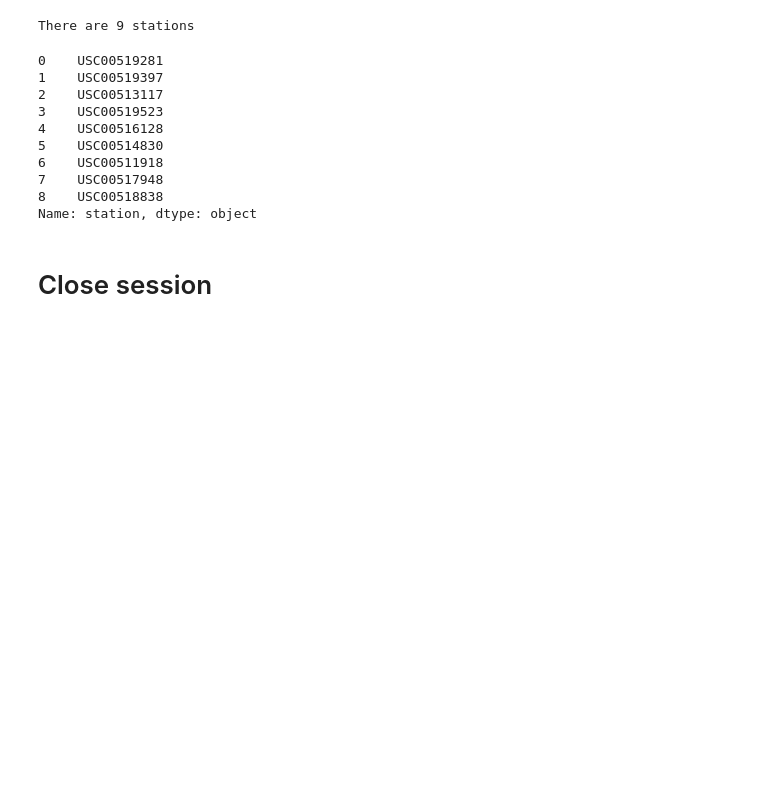
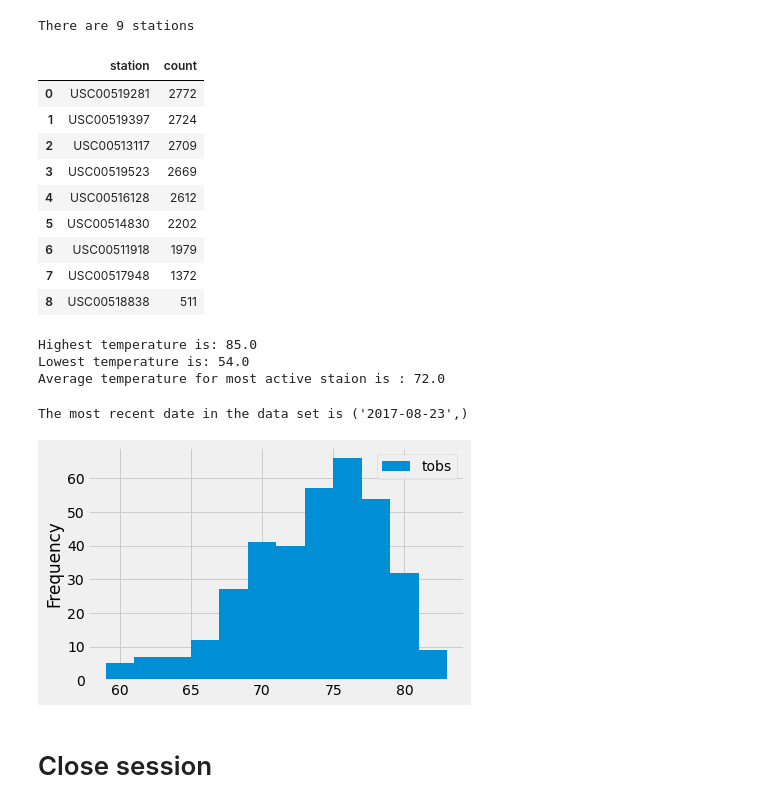
Before and after one commit to VincentGordon-Data-Analyst/sqlalchemy-challenge, a Jupyter notebook: SurfsUp/Instructions/climate_starter.ipynb, the cells around one changed output. Saved outputs shown, nothing was run; the diff lists cells and outputs as text; code cells hidden in the pictures; blank space fills up the shorter version.

```diff
--- a/SurfsUp/Instructions/climate_starter.ipynb
+++ b/SurfsUp/Instructions/climate_starter.ipynb
@@ -147,24 +147,24 @@ There are 9 stations
 # Design a query to find the most active stations (i.e. what stations have the most rows?)
 # List the stations and the counts in descending order.
 query = "SELECT station, count(station) AS count FROM Measurement \
-            GROUP BY station ORDER BY count(staTion) DESC"
+            GROUP BY station ORDER BY count(station) DESC"
 
 active_station_df = pd.read_sql(query, conn)
-active_station_df['station']
+active_station_df
 # %% [output]
-0    USC00519281
-1    USC00519397
-2    USC00513117
-3    USC00519523
-4    USC00516128
-5    USC00514830
-6    USC00511918
-7    USC00517948
-8    USC00518838
-Name: station, dtype: object
+|  | station | count |
+| 0 | USC00519281 | 2772 |
+| 1 | USC00519397 | 2724 |
+| 2 | USC00513117 | 2709 |
+| 3 | USC00519523 | 2669 |
+| 4 | USC00516128 | 2612 |
+| 5 | USC00514830 | 2202 |
+| 6 | USC00511918 | 1979 |
+| 7 | USC00517948 | 1372 |
+| 8 | USC00518838 | 511 |
 # %%
 # Using the most active station id from the previous query, calculate the lowest, highest, and average temperature.
-active_station_id = 'USC00519281'
+active_station_id = active_station_df['station'][0]
 
 highest_temp = session.query(func.max(Measurement.tobs)).\
 filter(Measurement.station == active_station_id).scalar()
@@ -177,30 +177,36 @@ print(f"Lowest temperature is: {lowest_temp}")
 avg_temp = session.query(func.round(func.avg(Measurement.tobs))).\
 filter(Measurement.station == active_station_id).scalar()
 print(f"Average temperature for most active staion is : {avg_temp}")
+# %% [output]
+Highest temperature is: 85.0
+Lowest temperature is: 54.0
+Average temperature for most active staion is : 72.0
 # %%
 # Using the most active station id
 # Query the last 12 months of temperature observation data for this station and plot the results as a histogram
-active_station_id = 'USC00519281'
+active_station_id = active_station_df['station'][0]
 
 # Find the most recent date in the data set.
 recent_date = session.query(Measurement.date).\
-    filter(Measurement.station == active_station_id).\
     order_by(Measurement.date.desc()).first()
 print(f"The most recent date in the data set is {recent_date}")
 
 station_temp = session.query(Measurement.date, Measurement.tobs).\
     filter(Measurement.station == active_station_id).\
     filter(Measurement.date >= '2016-08-18').\
     filter(Measurement.date < '2017-08-19').all()
 
 station_temp_df = pd.DataFrame(station_temp, columns=['date', 'tobs'])
 station_temp_df.set_index('date', inplace=True)
 
 # Plot the results by using the DataFrame plot method
 plot = station_temp_df.plot(kind='hist', bins=12)
 
-plt.xlabel='Temperature'
+plt.set_xlabel='Temperature'
 plt.show()
+# %% [output]
+The most recent date in the data set is ('2017-08-23',)
+[figure, added]
 # %% [markdown]
 # Close session
 # %%
```
Also changed, not shown: parts of 2 cells of this notebook, 1 other file.
